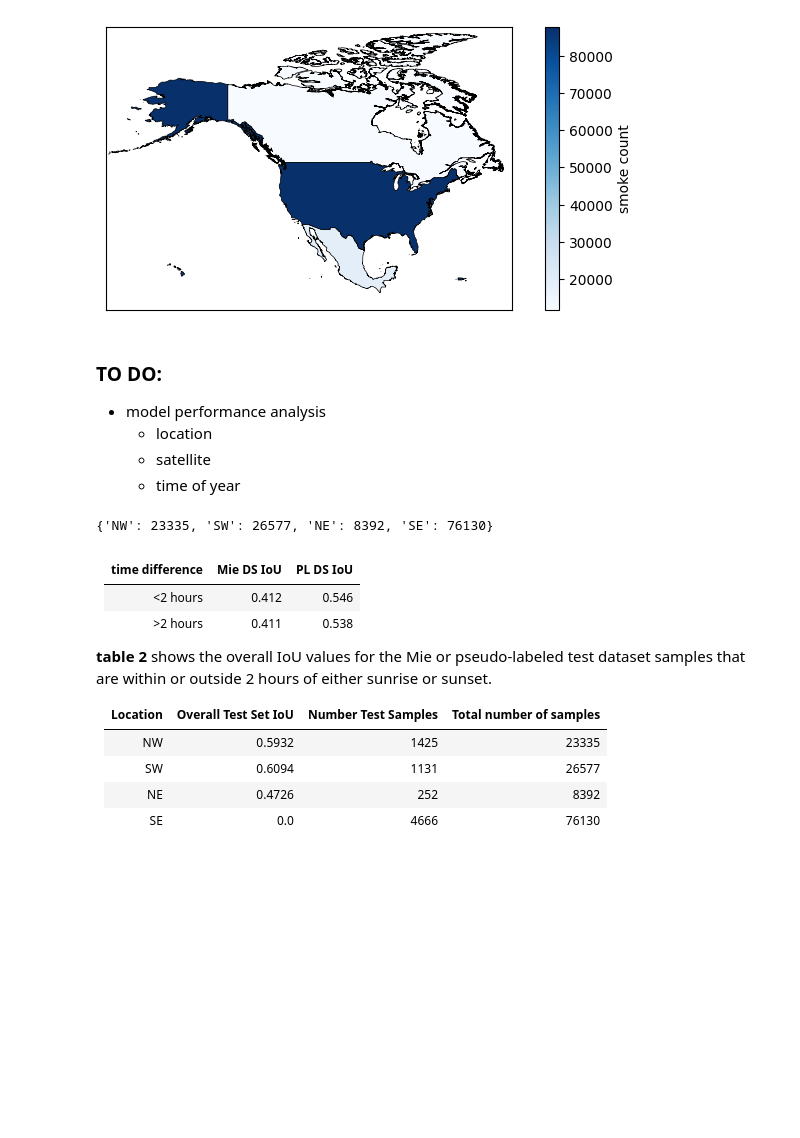
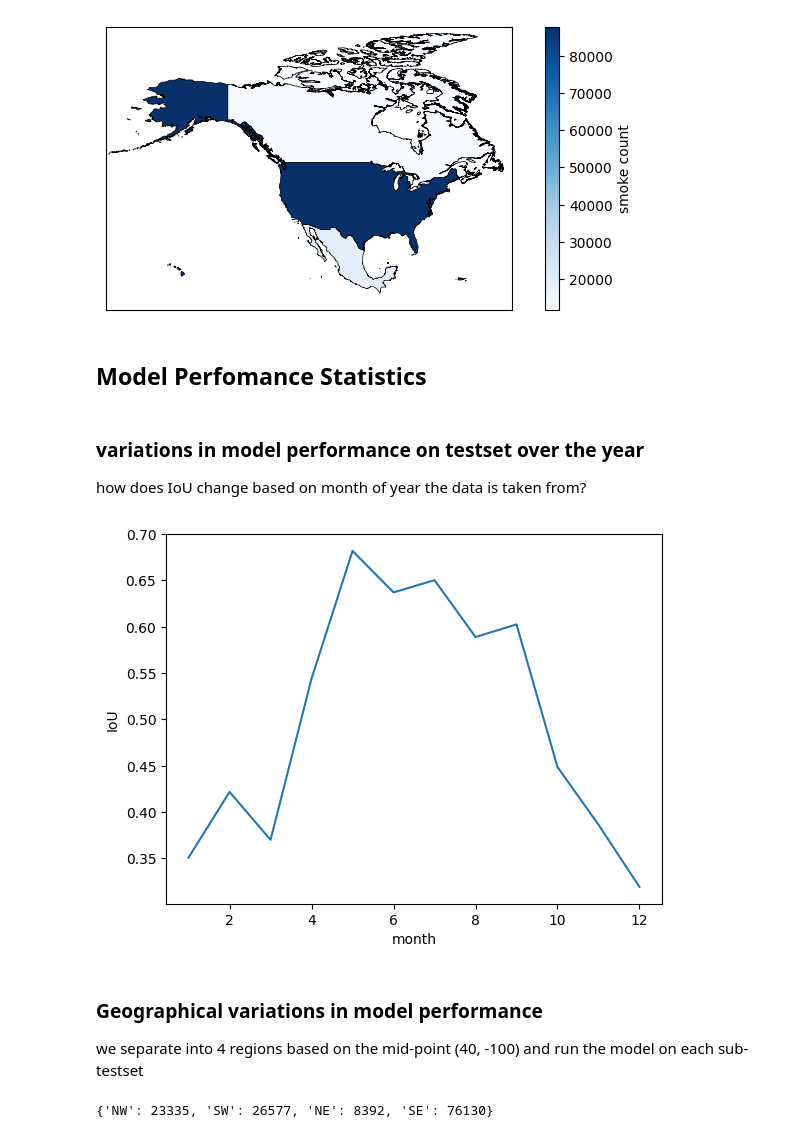
Before and after one commit to reykoki/SmokeViz, a Jupyter notebook: stats/Statistics.ipynb, the cells around one changed output. Saved outputs shown, nothing was run; the diff lists cells and outputs as text; code cells hidden in the pictures; blank space fills up the shorter version.

```diff
--- a/stats/Statistics.ipynb
+++ b/stats/Statistics.ipynb
@@ -148,10 +147,3 @@ ax.set_ylim(10,85)
 plt.show()
 # %% [output]
 [figure]
-# %% [markdown]
-### TO DO:
-
-* model performance analysis
-    * location
-    * satellite
-    * time of year
@@ -170,0 +150,18 @@ for idx, row in lat_lon_df.iterrows():
+# %% [markdown]
+## Model Perfomance Statistics
+# %% [markdown]
+### variations in model performance on testset over the year
+
+how does IoU change based on month of year the data is taken from?
+# %%
+month_IoU = [0.3509, 0.42175, 0.37003, 0.544104, 0.68193, 0.6372, 0.65033, 0.58900, 0.60259, 0.448644, 0.38638, 0.3192]
+plt.plot(list(range(1,13)), month_IoU)
+plt.xlabel('month')
+plt.ylabel('IoU')
+plt.show()
+# %% [output]
+[figure, added]
+# %% [markdown]
+### Geographical variations in model performance
+
+we separate into 4 regions based on the mid-point (40, -100) and run the model on each sub-testset
@@ -172,20 +182,3 @@ for idx, row in lat_lon_df.iterrows():
 print(geo_counts)
 # %% [output]
 {'NW': 23335, 'SW': 26577, 'NE': 8392, 'SE': 76130}
-# %% [markdown]
-
-
-| time difference | Mie DS IoU | PL DS IoU|
-| -------- | ------- | ------- |
-| <2 hours  | 0.412 | 0.546 |
-| >2 hours  |  0.411 | 0.538 |
-
-**table 2** shows the overall IoU values for the Mie or pseudo-labeled test dataset samples that are within or outside 2 hours of either sunrise or sunset.
-
-
-| Location | Overall Test Set IoU | Number Test Samples | Total number of samples |
-| -------- | ------- |  ------- |  ------- |
-| NW | 0.5932 | 1425 | 23335 |
-| SW | 0.6094 | 1131 | 26577 |
-| NE | 0.4726 | 252 | 8392 |
-| SE | 0.0 | 4666 | 76130 |
```
Also changed, not shown: parts of 9 cells of this notebook.
